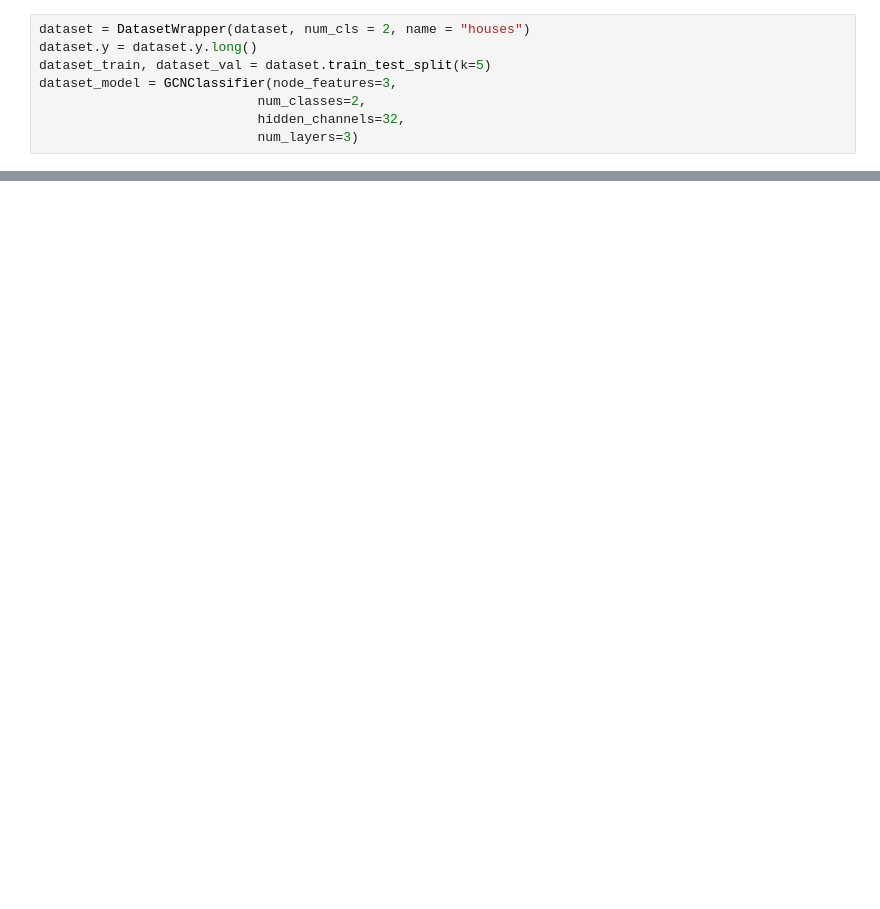
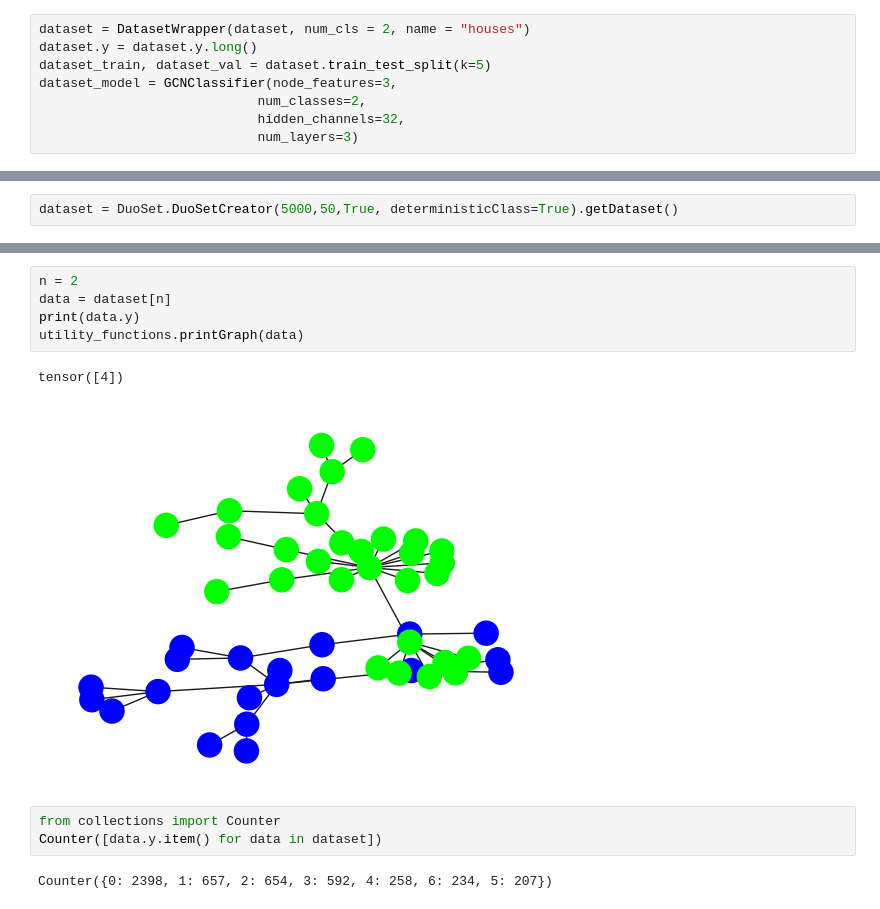
Before and after one commit to Flenji/GraBaNN, a Jupyter notebook: explainers/GNNBoundary/training.ipynb, the cells around one changed output, grey strips where cells are left out. Drawn from its saved outputs; the diff is of its cells as text; blank space fills up the shorter version.

Commit message:
duo training
Training duo gnn, updating utility_function, updating DuoSet.py

```diff
--- a/explainers/GNNBoundary/training.ipynb
+++ b/explainers/GNNBoundary/training.ipynb
@@ -243,0 +255,2 @@ torch.save(dataset_model.state_dict(), 'ckpts/house.pt')
+# %%
+dataset = DuoSet.DuoSetCreator(5000,50,True, deterministicClass=True).getDataset()
@@ -243,0 +275,13 @@ torch.save(dataset_model.state_dict(), 'ckpts/house.pt')
+# %%
+n = 2
+data = dataset[n]
+print(data.y)
+utility_functions.printGraph(data)
+# %% [output]
+tensor([4])
+[figure, added]
+# %%
+from collections import Counter
+Counter([data.y.item() for data in dataset])
+# %% [output]
+Counter({0: 2398, 1: 657, 2: 654, 3: 592, 4: 258, 6: 234, 5: 207})
```
Also changed, not shown: parts of 21 cells of this notebook, 3 other files.
